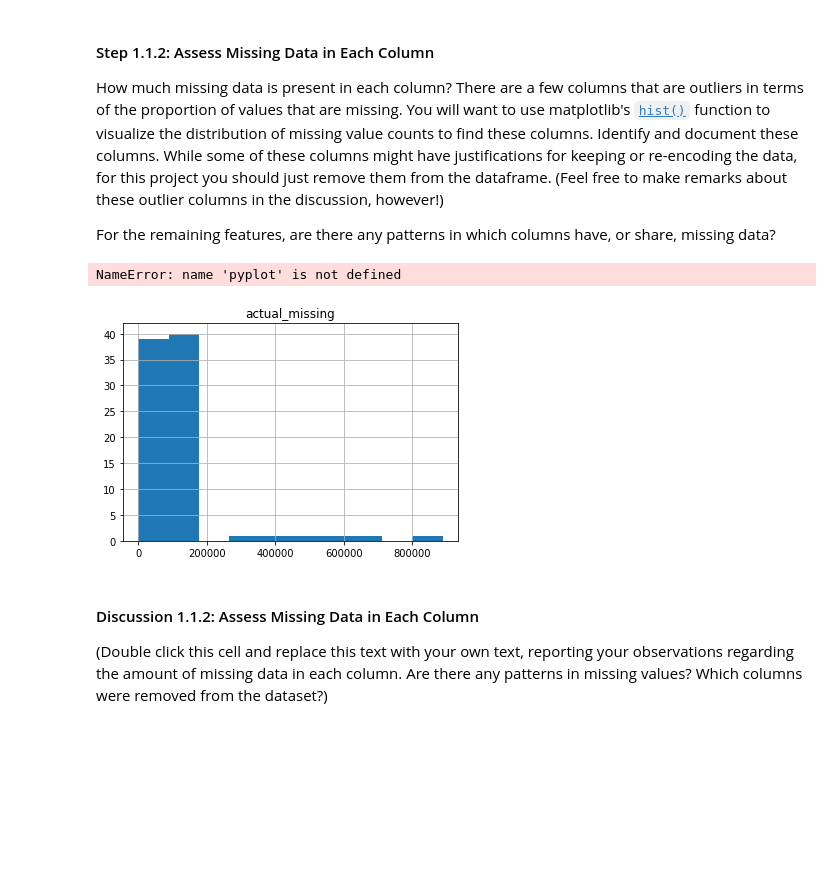
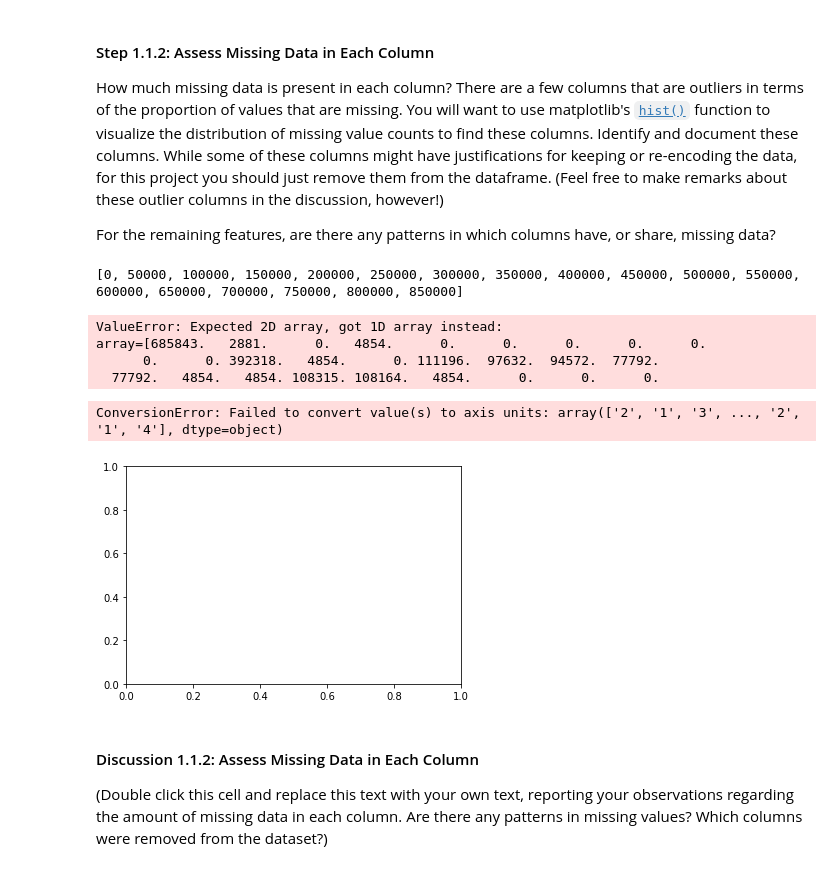
Before and after one commit to jsecrest/wgu-MachineLearning-C753-p2_IdentifyCustomerSegments, a Jupyter notebook: Identify_Customer_Segments.ipynb, the cells around one changed output. Cells and saved outputs as stored; diff of their text form; code cells hidden in the pictures; blank space fills up the shorter version.

Commit message:
hist task (in progress)

```diff
--- a/Identify_Customer_Segments.ipynb
+++ b/Identify_Customer_Segments.ipynb
@@ -726,13 +708,40 @@ For the remaining features, are there any patterns in which columns have, or sha
 # %%
 # Perform an assessment of how much missing data there is in each column of the
 # dataset.
-
-azdias.apply(value_validity_sort).T.hist(column=["actual_missing"])
-
-pyplot.hist(azdias)
 # %% [output]
-NameError: name 'pyplot' is not defined
+[0, 50000, 100000, 150000, 200000, 250000, 300000, 350000, 400000, 450000, 500000, 550000, 600000, 650000, 700000, 750000, 800000, 850000]
-[figure, removed]
+# %%
+#TODO: YOU ARE HERE!
+
+counts = azdias.apply(value_validity_sort).loc["actual_missing"]
+# sklearn.preprocessing.Normalizer
+# sklearn.preprocessing.StandardScaler
+from sklearn.preprocessing import StandardScaler
+data.describe()
+scalar = StandardScaler()
+s_data = data.array
+s_data = scalar.fit_transform(data)
+# %% [output]
+ValueError: Expected 2D array, got 1D array instead:
+array=[685843.   2881.      0.   4854.      0.      0.      0.      0.      0.
+      0.      0. 392318.   4854.      0. 111196.  97632.  94572.  77792.
+  77792.   4854.   4854. 108315. 108164.   4854.      0.      0.      0.
+# %%
+
+# azdias.apply(value_validity_sort).T.hist(column=["actual_missing"])
+
+fig,ax = plt.subplots(1,1)
+
+
+ax.hist(azdias, bins = [i for i in range(0, 900000, 50000)])
+ax.set_title("histogram of result")
+ax.set_xticks([i for i in range(0, 900000, 50000)])
+ax.set_xlabel('marks')
+ax.set_ylabel('no. of students')
+plt.show()
+# %% [output]
+ConversionError: Failed to convert value(s) to axis units: array(['2', '1', '3', ..., '2', '1', '4'], dtype=object)
+[figure, added]
 # %%
 # Investigate patterns in the amount of missing data in each column.
 # %%
```
Also changed, not shown: parts of 3 cells of this notebook.
